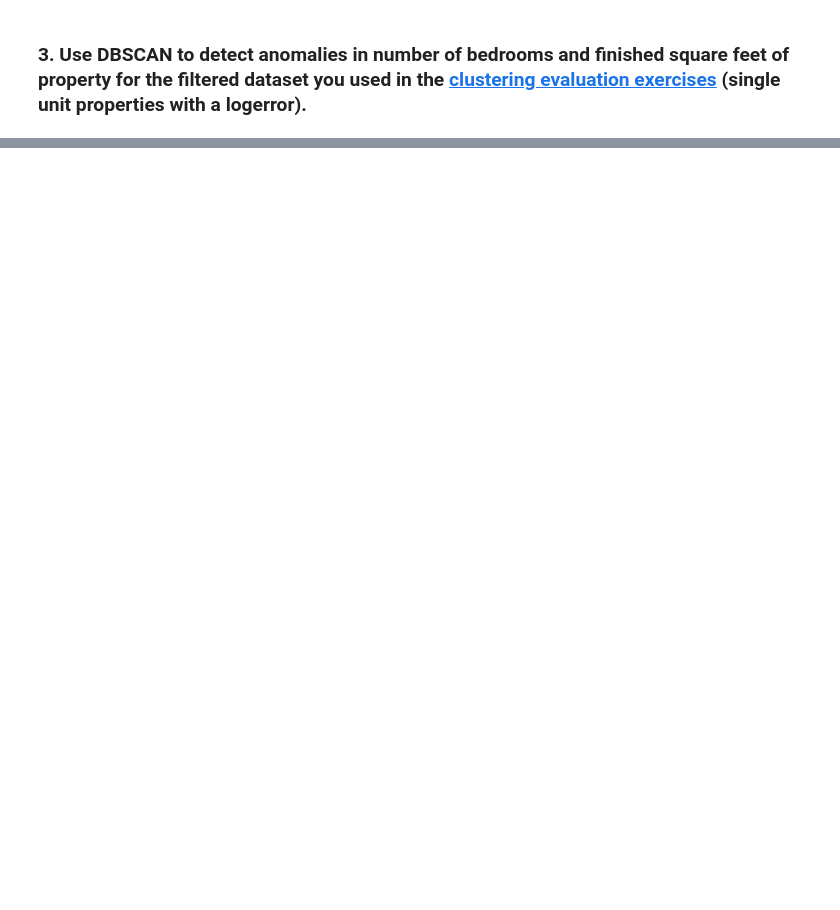
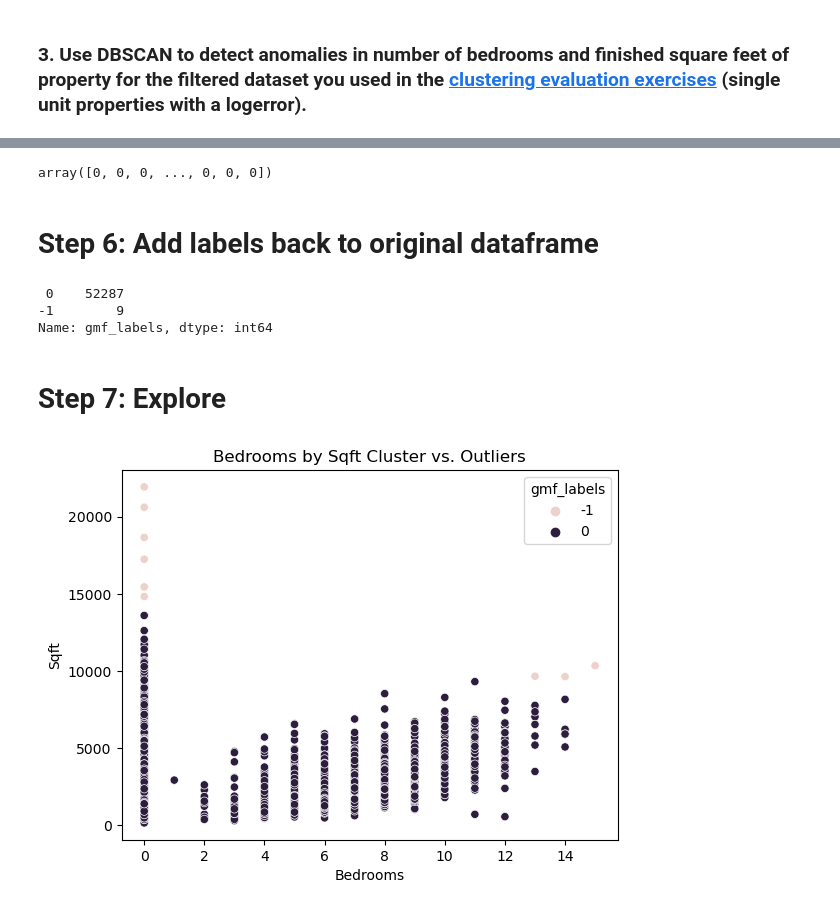
Before and after one commit to Andrew-Casey/anomaly_detection_exercises., a Jupyter notebook: density-based-clustering.ipynb, the cells around one changed output, grey strips where cells are left out. Drawn from its saved outputs; the diff is of its cells as text; code cells hidden in the pictures; blank space fills up the shorter version.

```diff
--- a/density-based-clustering.ipynb
+++ b/density-based-clustering.ipynb
@@ -679,0 +493,6 @@ for combination in itertools.combinations(frozen_detergent_deli, 2):
+# %%
+# Create a dataframe containing the scaled array of values
+scaled_df = pd.DataFrame(gmf_scaled, columns=scaled_columns)
+# %%
+# Merge the scaled and non-scaled values into one dataframe
+df = df.merge(scaled_df, on=df.index)
@@ -679,0 +511,6 @@ for combination in itertools.combinations(frozen_detergent_deli, 2):
+# %%
+# Make the object
+dbsc = DBSCAN(eps=0.1, min_samples=20)
+
+# Fit the object
+dbsc.fit(gmf_scaled)
@@ -679,0 +525,25 @@ for combination in itertools.combinations(frozen_detergent_deli, 2):
+# %%
+dbsc.labels_
+# %% [output]
+array([0, 0, 0, ..., 0, 0, 0])
+# %% [markdown]
+# Step 6: Add labels back to original dataframe
+# %%
+# Assign the cluster labels
+df['gmf_labels'] = dbsc.labels_
+# %%
+#let's see what labels holds
+df.gmf_labels.value_counts()
+# %% [output]
+ 0    52287
+-1        9
+Name: gmf_labels, dtype: int64
+# %% [markdown]
+# Step 7: Explore
+# %%
+for combination in itertools.combinations(Sqft_bedrooms, 2):
+    sns.scatterplot(df[combination[0]], df[combination[1]], hue= df.gmf_labels)
+    plt.title(f"{combination[0]} by {combination[1]} Cluster vs. Outliers")
+    plt.show()
+# %% [output]
+[figure, added]
```
Also changed, not shown: parts of 57 cells of this notebook.
